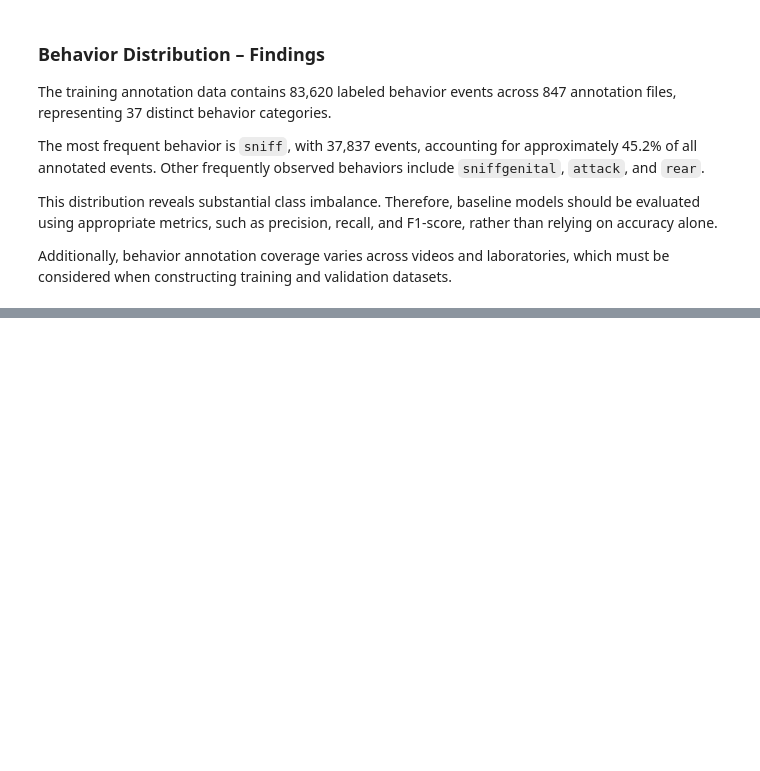
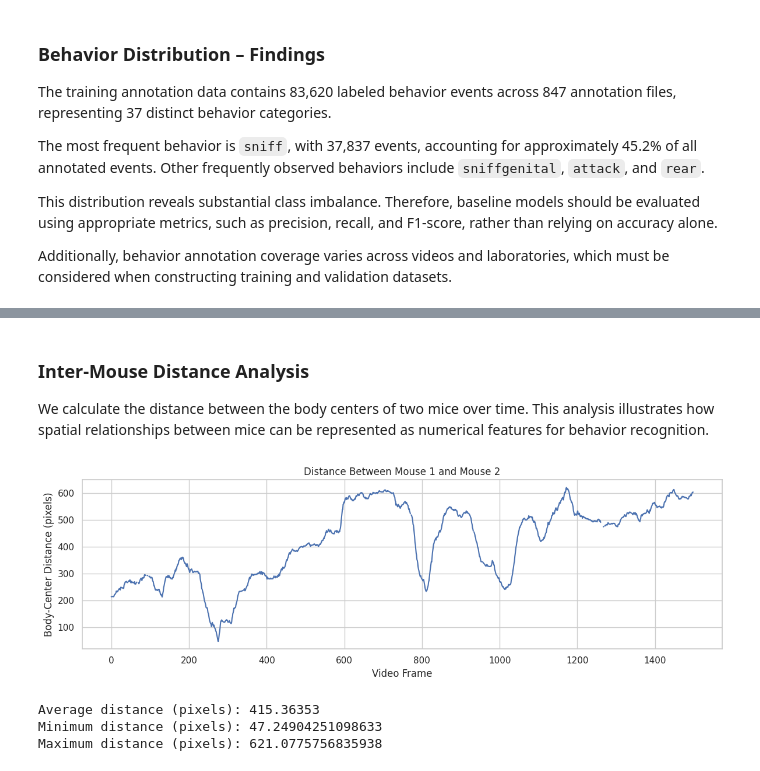
Before and after one commit to aytug-guler/GROUP19_CENG313, a Jupyter notebook: assignment1_eda_baseline.ipynb, the cells around one changed output, grey strips where cells are left out. Drawn from its saved outputs; the diff is of its cells as text; code cells hidden in the pictures; blank space fills up the shorter version.

```diff
--- a/assignment1_eda_baseline.ipynb
+++ b/assignment1_eda_baseline.ipynb
@@ -588,0 +679,48 @@ Additionally, behavior annotation coverage varies across videos and laboratories
+# %% [markdown]
+### Inter-Mouse Distance Analysis
+
+We calculate the distance between the body centers of two mice over time. This analysis illustrates how spatial relationships between mice can be represented as numerical features for behavior recognition.
+# %%
+
+# Calculate distance between Mouse 1 and Mouse 2
+
+centers = tracking_example[
+    (tracking_example["bodypart"] == "body_center") &
+    (tracking_example["mouse_id"].isin([1, 2]))
+]
+
+center_positions = centers.pivot_table(
+    index="video_frame",
+    columns="mouse_id",
+    values=["x", "y"],
+    aggfunc="first"
+)
+
+dx = center_positions[("x", 1)] - center_positions[("x", 2)]
+dy = center_positions[("y", 1)] - center_positions[("y", 2)]
+
+distance_pixels = np.sqrt(dx**2 + dy**2)
+
+# Use the first 1500 frames
+distance_sample = distance_pixels.iloc[:1500]
+
+plt.figure(figsize=(12, 4))
+plt.plot(
+    distance_sample.index,
+    distance_sample.values
+)
+
+plt.title("Distance Between Mouse 1 and Mouse 2")
+plt.xlabel("Video Frame")
+plt.ylabel("Body-Center Distance (pixels)")
+plt.tight_layout()
+plt.show()
+
+print("Average distance (pixels):", distance_sample.mean())
+print("Minimum distance (pixels):", distance_sample.min())
+print("Maximum distance (pixels):", distance_sample.max())
+# %% [output]
+[figure, added]
+Average distance (pixels): 415.36353
+Minimum distance (pixels): 47.24904251098633
+Maximum distance (pixels): 621.0775756835938
```
Also changed, not shown: parts of 13 cells of this notebook.
